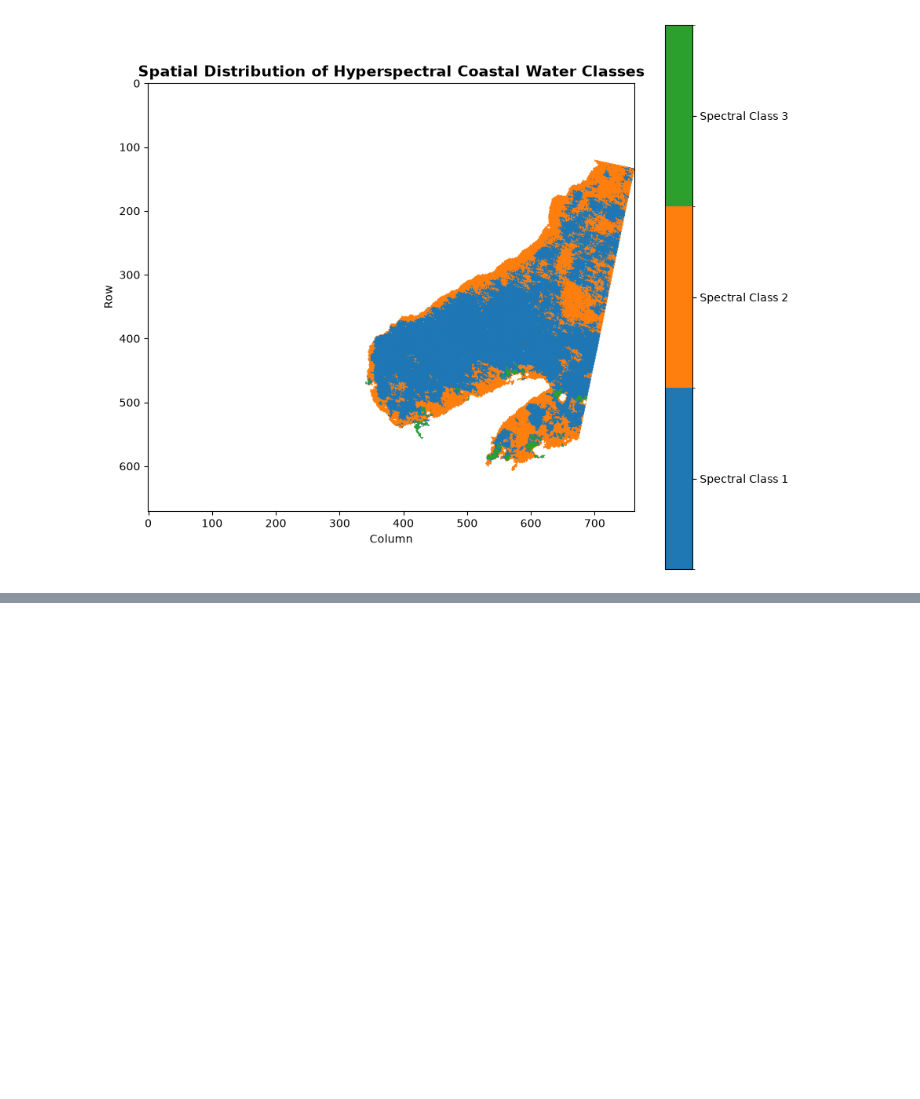
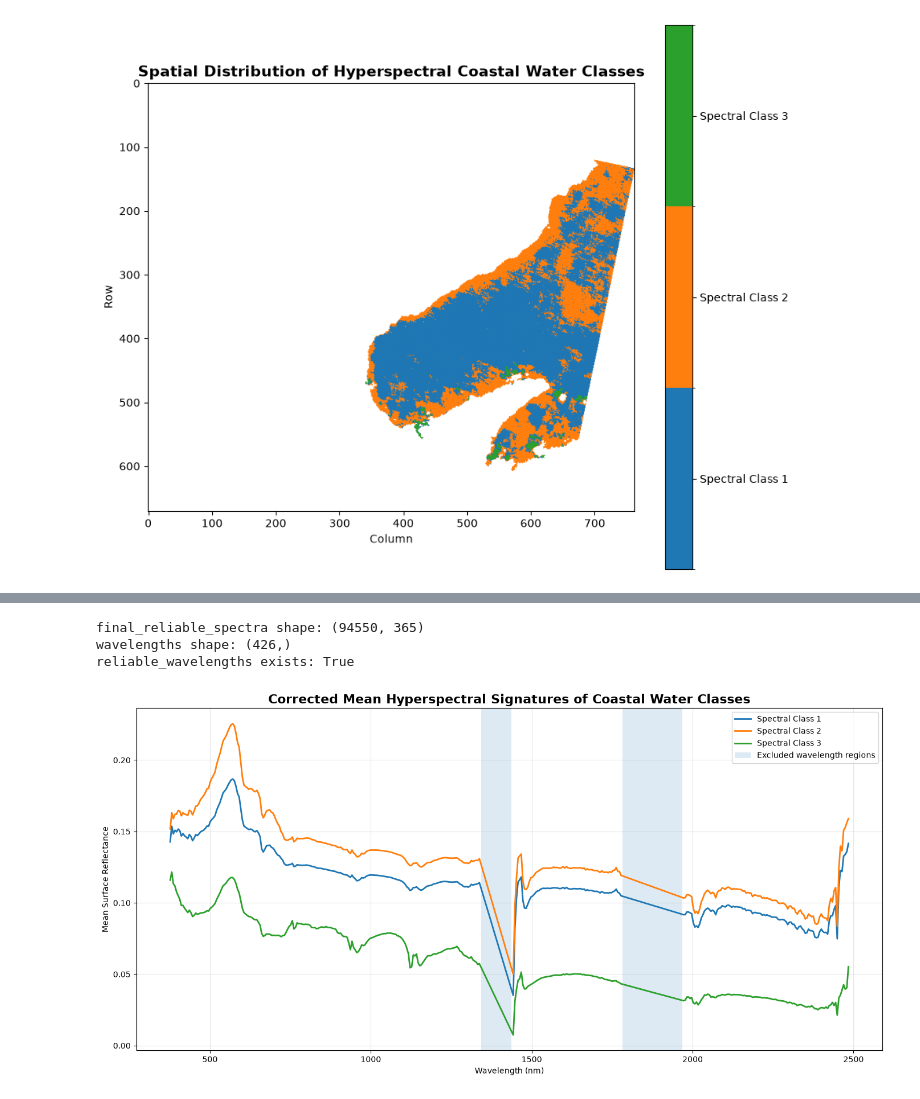
Before and after one commit to Keerthivasan2899/Geospectra-AI-belize-water-quality, a Jupyter notebook: notebooks/06_Hyperspectral_Coastal_Water_Clustering.ipynb, the cells around one changed output, grey strips where cells are left out. Saved outputs shown, nothing was run; the diff lists cells and outputs as text; code cells hidden in the pictures; blank space fills up the shorter version.

```diff
--- a/notebooks/06_Hyperspectral_Coastal_Water_Clustering.ipynb
+++ b/notebooks/06_Hyperspectral_Coastal_Water_Clustering.ipynb
@@ -496,0 +667,55 @@ plt.show()
+# %%
+print("final_reliable_spectra shape:", final_reliable_spectra.shape)
+
+print("wavelengths shape:", wavelengths.shape)
+
+print("reliable_wavelengths exists:",
+      "reliable_wavelengths" in globals())
+# %% [output]
+final_reliable_spectra shape: (94550, 365)
+wavelengths shape: (426,)
+reliable_wavelengths exists: True
+# %%
+#18_Plot corrected mean hyperspectral signatures
+
+plt.figure(figsize=(14, 7))
+
+for class_id, mean_spectrum in class_mean_spectra.items():
+
+    plt.plot(
+        final_wavelengths,
+        mean_spectrum,
+        label=f"Spectral Class {class_id}",
+        linewidth=2
+    )
+
+# Mark excluded wavelength regions
+plt.axvspan(
+    1342.41,
+    1437.55,
+    alpha=0.15,
+    label="Excluded wavelength regions"
+)
+
+plt.axvspan(
+    1782.58,
+    1967.21,
+    alpha=0.15
+)
+
+plt.title(
+    "Corrected Mean Hyperspectral Signatures of Coastal Water Classes",
+    fontsize=16,
+    fontweight="bold"
+)
+
+plt.xlabel("Wavelength (nm)")
+plt.ylabel("Mean Surface Reflectance")
+
+plt.grid(alpha=0.3)
+plt.legend()
+
+plt.tight_layout()
+plt.show()
+# %% [output]
+[figure, added]
```
Also changed, not shown: parts of 28 cells of this notebook, 8 other files.
